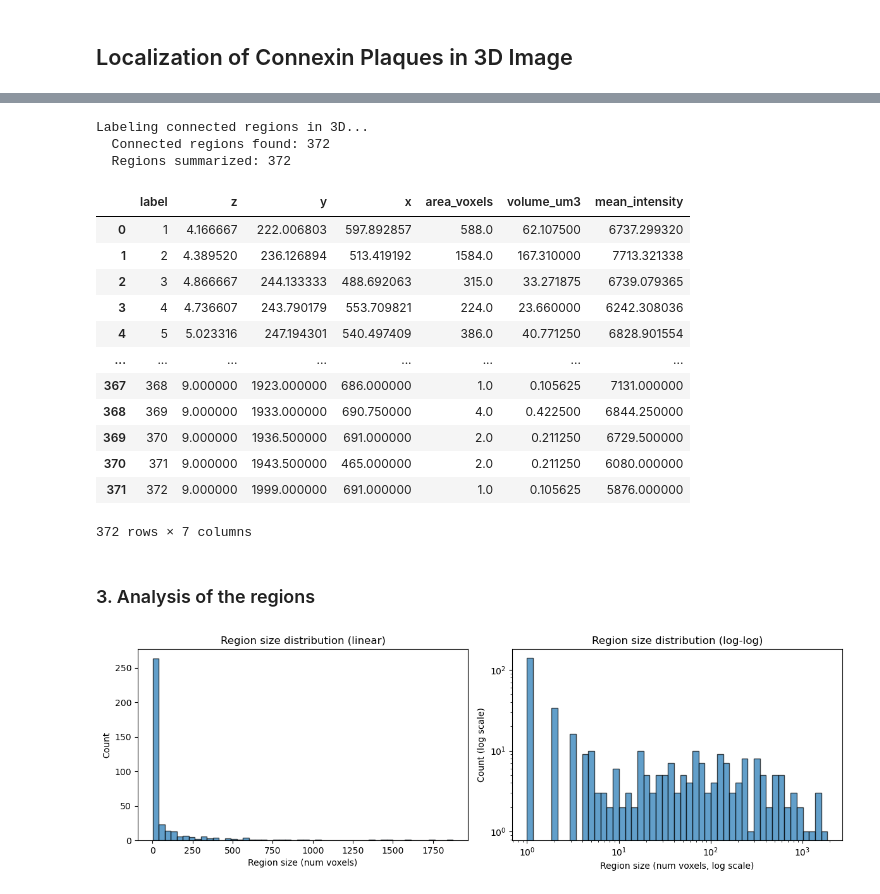
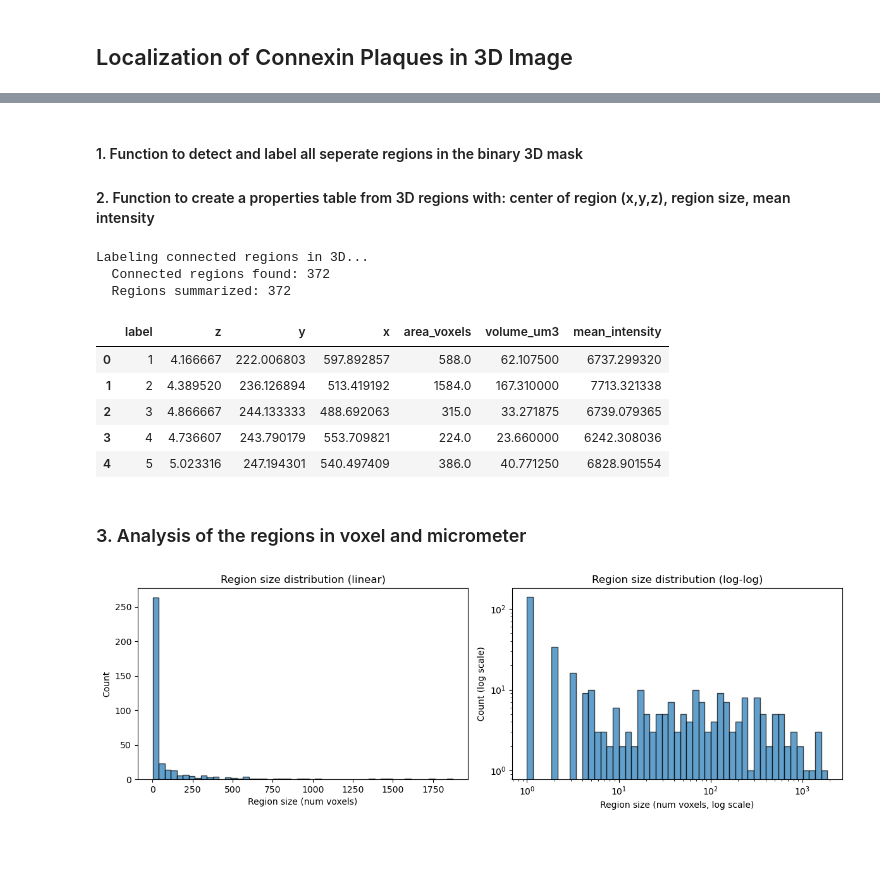
Before and after one commit to llloretta/connexin-pipeline, a Jupyter notebook: notebooks/3_localization.ipynb, the cells around one changed output, grey strips where cells are left out. Cells and saved outputs as stored; diff of their text form; code cells hidden in the pictures; blank space fills up the shorter version.

```diff
--- a/notebooks/3_localization.ipynb
+++ b/notebooks/3_localization.ipynb
@@ -27,7 +17,10 @@ from cellpose import models, io
 # %%
 # load the 3D binary_sauvola_21 image from 'data\segmented_images\binary_sauvola21_img_10_slides.tiff'
-binary_sauvola_21_stack = io.imread(BASE_DIR / 'data/segmented_images/binary_sauvola3d_21_k0_15_img_10_slides.tiff')
-preprocessed_image = io.imread(BASE_DIR / 'data/preprocessed_images/small_deconvolved_3d_planes150_160.tiff')
+binary_sauvola_21_stack = io.imread(BASE_DIR / 'data/segmented/binary_sauvola3d_21_k0_15_img_10_slides.tiff')
+preprocessed_image = io.imread(BASE_DIR / 'data/preprocessed/small_deconvolved_3d_planes150_160.tiff')
+# %% [markdown]
+#### 1. Function to detect and label all seperate regions in the binary 3D mask
+#### 2. Function to create a properties table from 3D regions with: center of region (x,y,z), region size, mean intensity
 # %%
 labeled_3d, n_components = label_connexin_regions_3d(binary_sauvola_21_stack, connectivity=1)
 locations = get_region_properties_3d(labeled_3d, preprocessed_image, spacing=(1.0, 0.325, 0.325))
@@ -40,21 +33,14 @@ Labeling connected regions in 3D...
 # io.imsave(BASE_DIR / 'data/localization_binary_masks/brightest_region_label_10slides_mask.tiff', labeled_3d)
 # locations.to_csv(BASE_DIR / 'data/localization_binary_masks/region_properties_10slides.csv', index=False)
 # %%
-locations
+locations.head()
 # %% [output]
 |  | label | z | y | x | area_voxels | volume_um3 | mean_intensity |
 | 0 | 1 | 4.166667 | 222.006803 | 597.892857 | 588.0 | 62.107500 | 6737.299320 |
 | 1 | 2 | 4.389520 | 236.126894 | 513.419192 | 1584.0 | 167.310000 | 7713.321338 |
 | 2 | 3 | 4.866667 | 244.133333 | 488.692063 | 315.0 | 33.271875 | 6739.079365 |
 | 3 | 4 | 4.736607 | 243.790179 | 553.709821 | 224.0 | 23.660000 | 6242.308036 |
 | 4 | 5 | 5.023316 | 247.194301 | 540.497409 | 386.0 | 40.771250 | 6828.901554 |
-| ... | ... | ... | ... | ... | ... | ... | ... |
-| 367 | 368 | 9.000000 | 1923.000000 | 686.000000 | 1.0 | 0.105625 | 7131.000000 |
-| 368 | 369 | 9.000000 | 1933.000000 | 690.750000 | 4.0 | 0.422500 | 6844.250000 |
-| 369 | 370 | 9.000000 | 1936.500000 | 691.000000 | 2.0 | 0.211250 | 6729.500000 |
-| 370 | 371 | 9.000000 | 1943.500000 | 465.000000 | 2.0 | 0.211250 | 6080.000000 |
-| 371 | 372 | 9.000000 | 1999.000000 | 691.000000 | 1.0 | 0.105625 | 5876.000000 |
-372 rows × 7 columns
 # %% [markdown]
-### 3. Analysis of the regions
+### 3. Analysis of the regions in voxel and micrometer
 # %%
```
Also changed, not shown: parts of 4 cells of this notebook, 3 other files.
